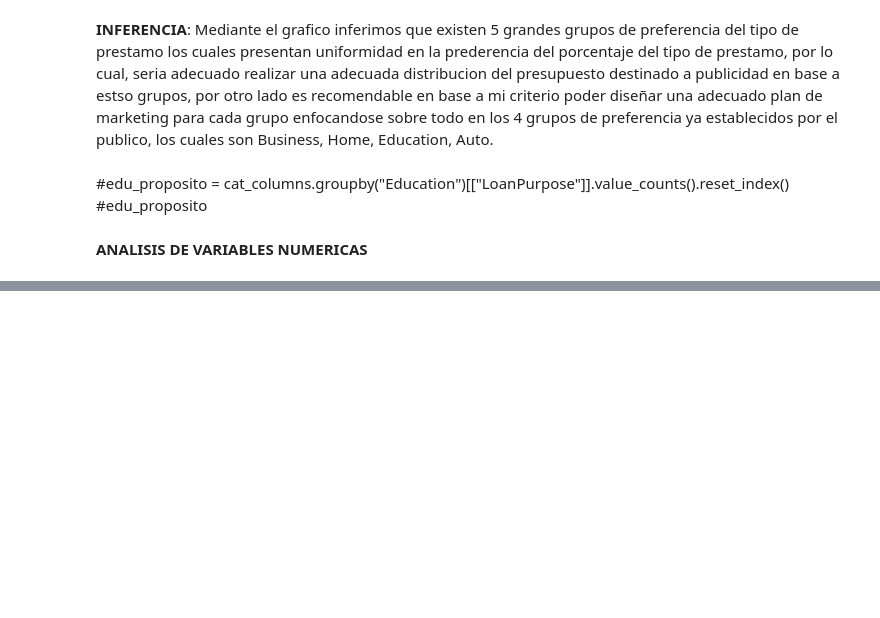
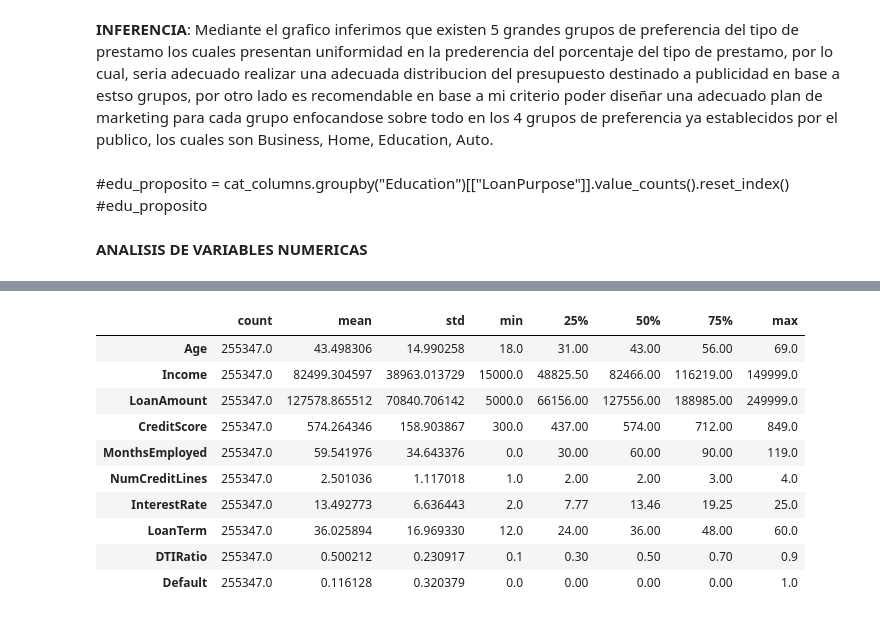
Before and after one commit to alexdaniel-23/Loan-Default-Prediction-Dataset, a Jupyter notebook: morosidad_prestamos.ipynb, the cells around one changed output, grey strips where cells are left out. Saved outputs shown, nothing was run; the diff lists cells and outputs as text; code cells hidden in the pictures; blank space fills up the shorter version.

```diff
--- a/morosidad_prestamos.ipynb
+++ b/morosidad_prestamos.ipynb
@@ -232,0 +264,14 @@ plt.show()
+# %%
+num_cols.describe().T
+# %% [output]
+|  | count | mean | std | min | 25% | 50% | 75% | max |
+| Age | 255347.0 | 43.498306 | 14.990258 | 18.0 | 31.00 | 43.00 | 56.00 | 69.0 |
+| Income | 255347.0 | 82499.304597 | 38963.013729 | 15000.0 | 48825.50 | 82466.00 | 116219.00 | 149999.0 |
+| LoanAmount | 255347.0 | 127578.865512 | 70840.706142 | 5000.0 | 66156.00 | 127556.00 | 188985.00 | 249999.0 |
+| CreditScore | 255347.0 | 574.264346 | 158.903867 | 300.0 | 437.00 | 574.00 | 712.00 | 849.0 |
+| MonthsEmployed | 255347.0 | 59.541976 | 34.643376 | 0.0 | 30.00 | 60.00 | 90.00 | 119.0 |
+| NumCreditLines | 255347.0 | 2.501036 | 1.117018 | 1.0 | 2.00 | 2.00 | 3.00 | 4.0 |
+| InterestRate | 255347.0 | 13.492773 | 6.636443 | 2.0 | 7.77 | 13.46 | 19.25 | 25.0 |
+| LoanTerm | 255347.0 | 36.025894 | 16.969330 | 12.0 | 24.00 | 36.00 | 48.00 | 60.0 |
+| DTIRatio | 255347.0 | 0.500212 | 0.230917 | 0.1 | 0.30 | 0.50 | 0.70 | 0.9 |
+| Default | 255347.0 | 0.116128 | 0.320379 | 0.0 | 0.00 | 0.00 | 0.00 | 1.0 |
```
Also changed, not shown: parts of 7 cells of this notebook.
